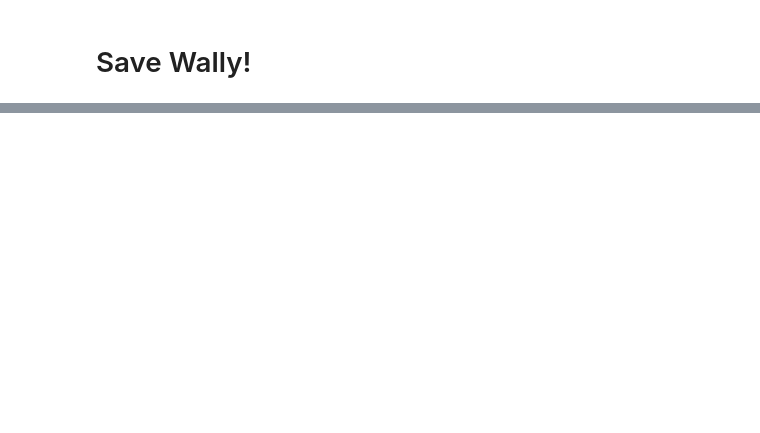
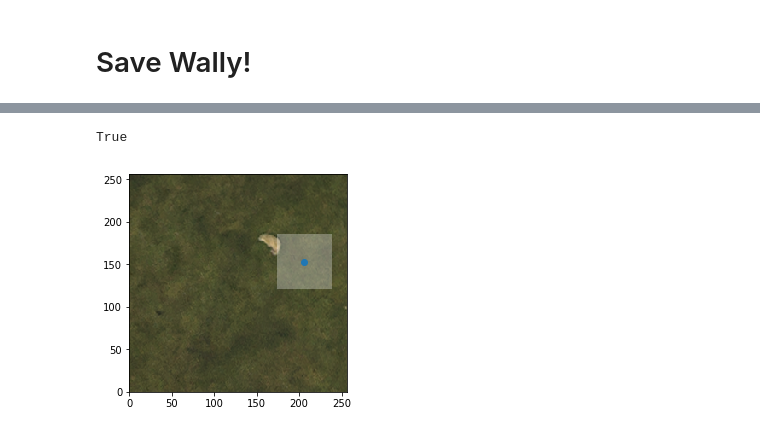
Before and after one commit to alex-schaaf/savewally, a Jupyter notebook: master.ipynb, the cells around one changed output, grey strips where cells are left out. Cells and saved outputs as stored; diff of their text form; code cells hidden in the pictures; blank space fills up the shorter version.

```diff
--- a/master.ipynb
+++ b/master.ipynb
@@ -46,0 +93,2 @@ print ("8\t", len(I8), "\t7\t", len(I7), "\t6\t", len(I6))
+# %%
+dx, dy = 32, 32
@@ -46,0 +97,28 @@ print ("8\t", len(I8), "\t7\t", len(I7), "\t6\t", len(I6))
+# %%
+def extract_multiple_patches(img, fp, n, plot=True):
+    patches = []
+    patches_boxes = []
+    patches_bool = []
+    patches_fp = []
+
+    for n_patches in range(n):
+        x,y = (np.random.randint(dx, 256 - dx),
+               np.random.randint(dy, 256 - dy))
+        patch, patch_box = extract_patch(img, x, y, dx, dy)
+
+        if plot:
+            plot_rect(img, x, y, dx, dy)
+
+        patches.append(patch)
+        patches_boxes.append(patch_box)
+        patches_fp.append(fp)
+
+        seals = df[df.fp==fp]
+        for i, seal in seals.iterrows():
+            seal_box = do_box(seal.x%256, seal.y%256, dx, dy)
+
+
+            is_seal = overlap(seal_box, patch_box)
+            if plot:
+                print(is_seal)
+            patches_bool.append(is_seal)
@@ -46,0 +129,5 @@ print ("8\t", len(I8), "\t7\t", len(I7), "\t6\t", len(I6))
+# %%
+extract_multiple_patches(images[39], image_filepaths[39], 1)
+# %% [output]
+True
+[figure, added]
```
Also changed, not shown: parts of 36 cells of this notebook, 4 other files.
